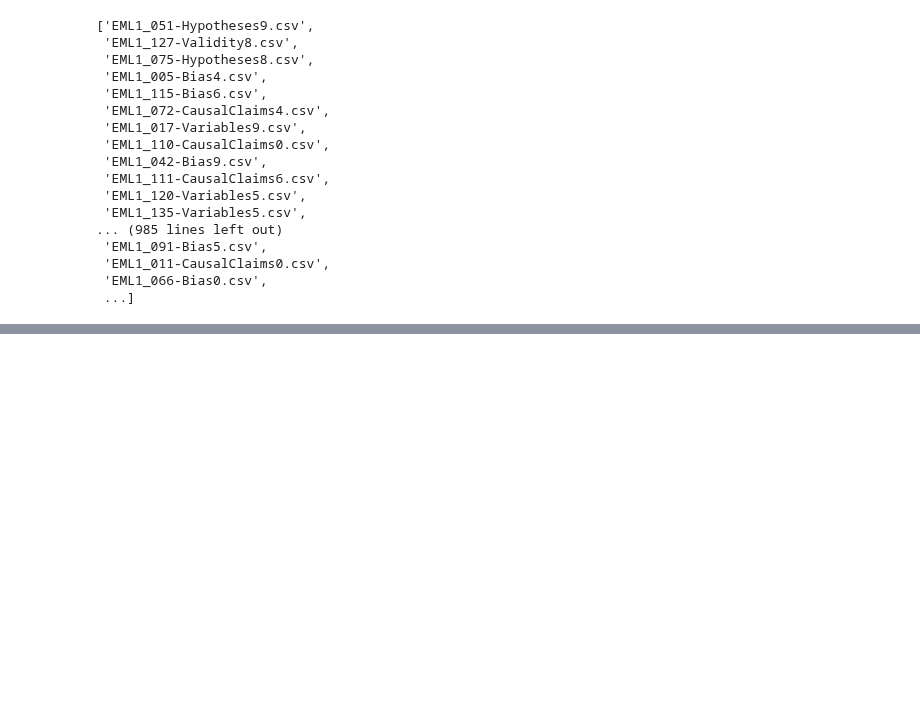
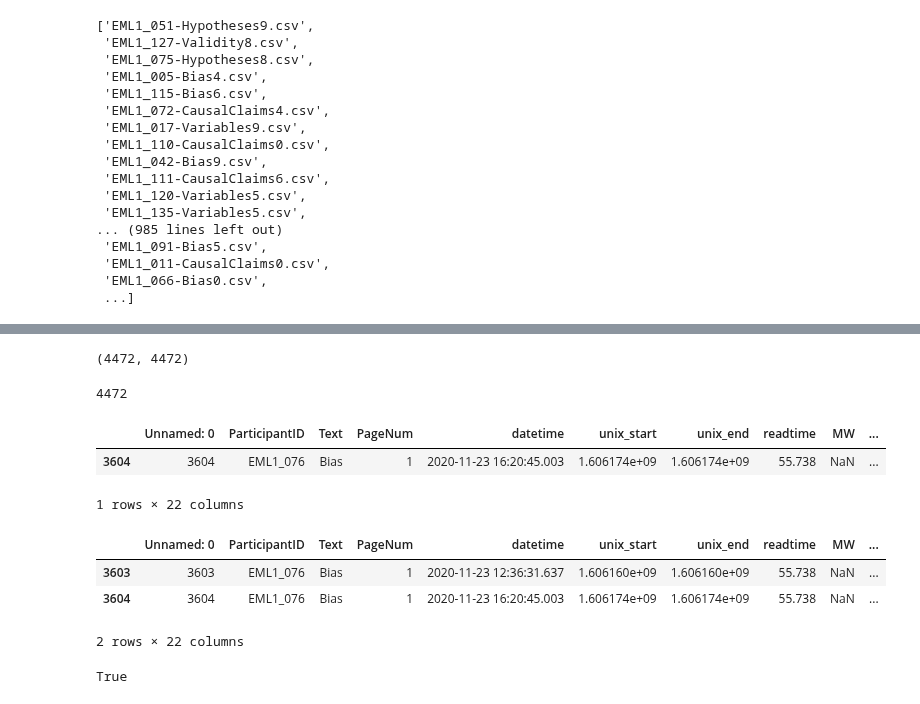
Before and after one commit to rosyvs/DeepGaze, a Jupyter notebook: notebooks/data_testing.ipynb, the cells around one changed output, grey strips where cells are left out. Drawn from its saved outputs; the diff is of its cells as text; code cells hidden in the pictures; blank space fills up the shorter version.

Commit message:
added participant only splits

```diff
--- a/notebooks/data_testing.ipynb
+++ b/notebooks/data_testing.ipynb
@@ -48,0 +67,2 @@ filter_by_min_seq(seq_map,1000)
+# %%
+datamodule = InformerDataModule(**config["data"])
@@ -48,0 +71,3 @@ filter_by_min_seq(seq_map,1000)
+# %%
+train_indices = datamodule.train_dataset.indices
+train_files, train_labels = datamodule.train_dataset.dataset.get_files_from_indices(train_indices), datamodule.train_dataset.dataset.get_labels_from_indices(train_indices)
@@ -48,0 +78,2 @@ filter_by_min_seq(seq_map,1000)
+# %%
+files = [f.split(".")[0] for f in train_files]
@@ -48,0 +108,4 @@ filter_by_min_seq(seq_map,1000)
+# %%
+label_df = datamodule.label_df
+label_df = label_df[label_df["filename"].isin(files)]
+label_df = label_df.drop_duplicates("filename")
@@ -48,0 +114,4 @@ filter_by_min_seq(seq_map,1000)
+# %%
+len(label_df["ParticipantID"].values), len(label_df["filename"].values)
+# %% [output]
+(4472, 4472)
@@ -48,0 +120,17 @@ filter_by_min_seq(seq_map,1000)
+# %%
+len(set_labels)
+# %% [output]
+4472
+# %%
+label_df[label_df.duplicated(subset="filename")]
+# %% [output]
+|  | Unnamed: 0 | ParticipantID | Text | PageNum | datetime | unix_start | unix_end | readtime | MW | ... |
+| 3604 | 3604 | EML1_076 | Bias | 1 | 2020-11-23 16:20:45.003 | 1.606174e+09 | 1.606174e+09 | 55.738 | NaN | ... |
+1 rows × 22 columns
+# %%
+label_df[label_df["filename"] == "EML1_076-Bias0"]
+# %% [output]
+|  | Unnamed: 0 | ParticipantID | Text | PageNum | datetime | unix_start | unix_end | readtime | MW | ... |
+| 3603 | 3603 | EML1_076 | Bias | 1 | 2020-11-23 12:36:31.637 | 1.606160e+09 | 1.606160e+09 | 55.738 | NaN | ... |
+| 3604 | 3604 | EML1_076 | Bias | 1 | 2020-11-23 16:20:45.003 | 1.606174e+09 | 1.606174e+09 | 55.738 | NaN | ... |
+2 rows × 22 columns
@@ -48,0 +146,4 @@ filter_by_min_seq(seq_map,1000)
+# %%
+strain == set(train2_fold0)
+# %% [output]
+True
```
Also changed, not shown: parts of 18 cells of this notebook, 9 other files.
